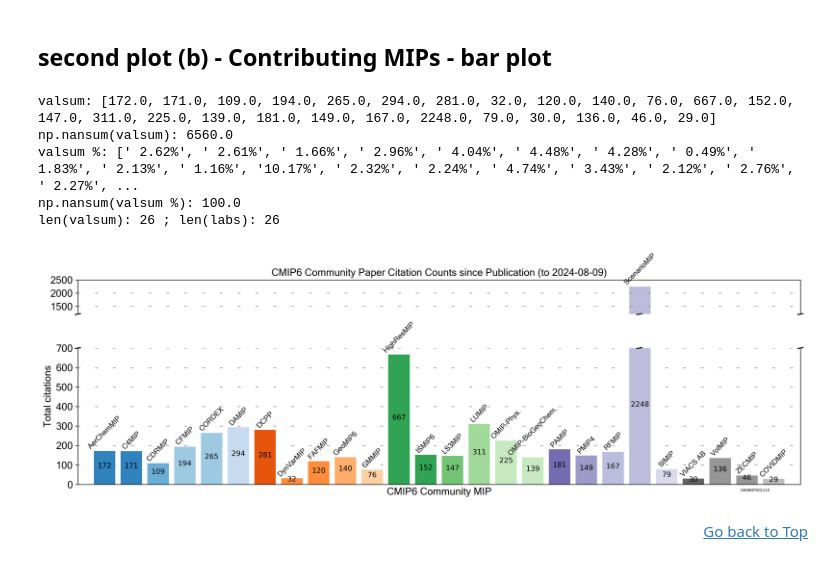
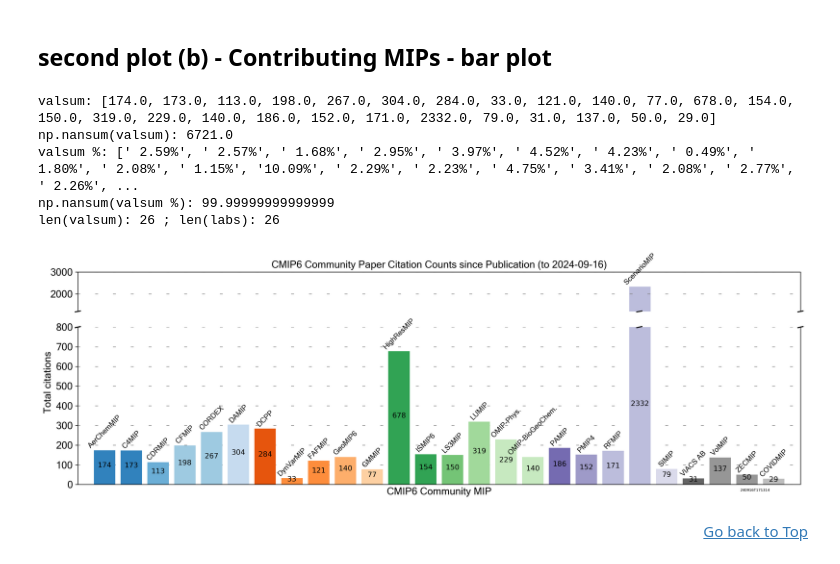
Before and after one commit to durack1/MIPPlots, a Jupyter notebook: CMIPCitationImpact.ipynb, the cells around one changed output. Saved outputs shown, nothing was run; the diff lists cells and outputs as text; code cells hidden in the pictures.

```diff
--- a/CMIPCitationImpact.ipynb
+++ b/CMIPCitationImpact.ipynb
@@ -926,8 +927,8 @@ fig, (ax1, ax2) = plt.subplots(figsize=(15, 5), dpi=300, ncols=1, nrows=2, share
 # sort axis boxes
 ax1.spines[['bottom']].set_visible(False)
 ax2.spines[['top']].set_visible(False)
-ax1.set_ylim(1200, 2500)
-ax2.set_ylim(0, 700)
+ax1.set_ylim(1200, 3000) # 2500 max
+ax2.set_ylim(0, 800) # 700 max
 ax1.set_xlim(-1, 26)
 ax2.set_xlim(-1, 26)
 fig.tight_layout()
@@ -970,10 +971,12 @@ print("len(valsum):", len(valsum), "; len(labs):", len(labs))
 # Start plotting
 b1 = ax1.bar(labs, valsum, color=colList)
 b2 = ax2.bar(labs, valsum, color=colList)
+# Axis 1
 ax1.grid(zorder=0)
 ax1.grid(color='gray', linestyle=linesty)
 ax1.bar_label(b1, labs, label_type='edge', color='k', rotation=rot, fontsize=fontSizeLab, padding=1, zorder=10, fontname=fontname)
 ax1.axes.axes.set_yticklabels(ax1.get_yticklabels(), fontsize=fontSize, fontname=fontname)
+# Axis 2
 ax2.grid(zorder=0)
 ax2.set_axisbelow(True)
 ax2.grid(color='gray', linestyle=linesty)
@@ -992,40 +995,40 @@ f = "{:0.0f}"
 def addlabels(x,y):
     for i in range(len(x)):
         y1 = f.format(y[i])
         if i == 20:
             plt.text(i, 400, y1, ha = "center")
         else:
             plt.text(i, y[i]//2, y1, ha = "center")
 
 addlabels(labs, valsum)
 
-# arguments to pass to plot, just so we don't keep repeating them
+# arguments to pass to the plot, so that we don't keep repeating them
 # following https://gist.github.com/pfandzelter/0ae861f0dee1fb4fd1d11344e3f85c9e
 d = .0035  # how big to make the diagonal lines in axes coordinates
-scale = 350/100  # upper scale more compressed
+scale = 3.5 #350/100  # upper scale more compressed
 scenX = 0.777 #.807  # ScenarioMIP x-intercept
 kwargs = dict(transform=ax1.transAxes, color="k", clip_on=False)
 ax1.plot((-d, +d), (-d*scale, +d*scale), **kwargs)  # top-left diagonal
 ax1.plot((scenX - d, scenX + d), (-d*scale, +d*scale), **kwargs)  # ScenarioMIP diagonal
 ax1.plot((1 - d, 1 + d), (-d*scale, +d*scale), **kwargs)  # top-right diagonal
 kwargs.update(transform=ax2.transAxes)  # switch to the bottom axes
 ax2.plot((-d, +d), (1 - d, 1 + d), **kwargs)  # bottom-left diagonal
 ax2.plot((scenX - d, scenX + d), (1 -d, 1 +d), **kwargs)  # ScenarioMIP diagonal
 ax2.plot((1 - d, 1 + d), (1 - d, 1 + d), **kwargs)  # bottom-right diagonal
 
 # fill canvas
 fig.tight_layout()
 
 # display, save, close
 plt.show()
 fig.savefig("_".join([timeFormat, "CMIPOverviewPaperCitations-Counts-2b-bar.png"]))
 # %% [output]
-valsum: [172.0, 171.0, 109.0, 194.0, 265.0, 294.0, 281.0, 32.0, 120.0, 140.0, 76.0, 667.0, 152.0, 147.0, 311.0, 225.0, 139.0, 181.0, 149.0, 167.0, 2248.0, 79.0, 30.0, 136.0, 46.0, 29.0]
-np.nansum(valsum): 6560.0
-valsum %: [' 2.62%', ' 2.61%', ' 1.66%', ' 2.96%', ' 4.04%', ' 4.48%', ' 4.28%', ' 0.49%', ' 1.83%', ' 2.13%', ' 1.16%', '10.17%', ' 2.32%', ' 2.24%', ' 4.74%', ' 3.43%', ' 2.12%', ' 2.76%', ' 2.27%', ...
-np.nansum(valsum %): 100.0
+valsum: [174.0, 173.0, 113.0, 198.0, 267.0, 304.0, 284.0, 33.0, 121.0, 140.0, 77.0, 678.0, 154.0, 150.0, 319.0, 229.0, 140.0, 186.0, 152.0, 171.0, 2332.0, 79.0, 31.0, 137.0, 50.0, 29.0]
+np.nansum(valsum): 6721.0
+valsum %: [' 2.59%', ' 2.57%', ' 1.68%', ' 2.95%', ' 3.97%', ' 4.52%', ' 4.23%', ' 0.49%', ' 1.80%', ' 2.08%', ' 1.15%', '10.09%', ' 2.29%', ' 2.23%', ' 4.75%', ' 3.41%', ' 2.08%', ' 2.77%', ' 2.26%', ...
+np.nansum(valsum %): 99.99999999999999
 len(valsum): 26 ; len(labs): 26
-[figure, old version]
+[figure, new version]
 # %% [markdown]
 <div align=right>
 <a href=CMIPCitationImpact.ipynb#top>Go back to Top</a>
```
Also changed, not shown: parts of 14 cells of this notebook.
